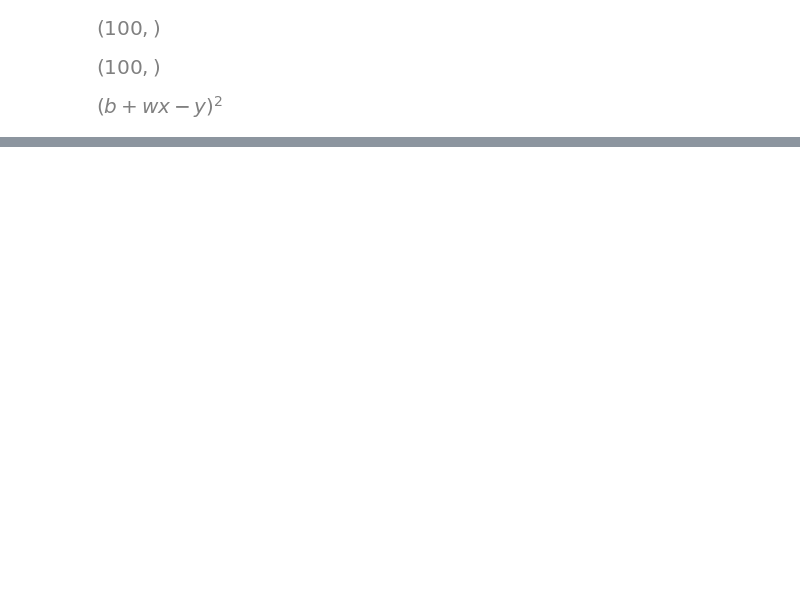
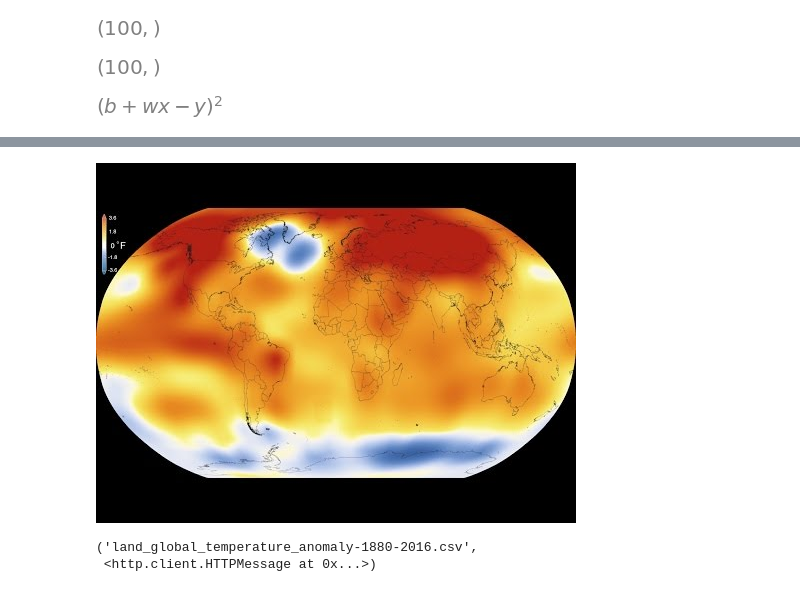
Before and after one commit to leadawon/Natrual_Language_P, a Jupyter notebook: Machine_Learning/Simple_Linear_Regression.ipynb, the cells around one changed output, grey strips where cells are left out. Drawn from its saved outputs; the diff is of its cells as text; code cells hidden in the pictures; blank space fills up the shorter version.

Commit message:
land_temper_anomaly(lnr_reg)

```diff
--- a/Machine_Learning/Simple_Linear_Regression.ipynb
+++ b/Machine_Learning/Simple_Linear_Regression.ipynb
@@ -66,0 +90,12 @@ cost_function
+# %%
+from IPython.display import YouTubeVideo
+YouTubeVideo("gGOzHVUQCw0")
+# %% [output]
+[figure, added]
+# %%
+from urllib.request import urlretrieve
+URL = "http://go.gwu.edu/engcomp1data5?accessType-DOWNLOAD"
+urlretrieve(URL,"land_global_temperature_anomaly-1880-2016.csv")
+# %% [output]
+('land_global_temperature_anomaly-1880-2016.csv',
+ <http.client.HTTPMessage at 0x...>)
```
Also changed, not shown: parts of 12 cells of this notebook, 1 other file.
